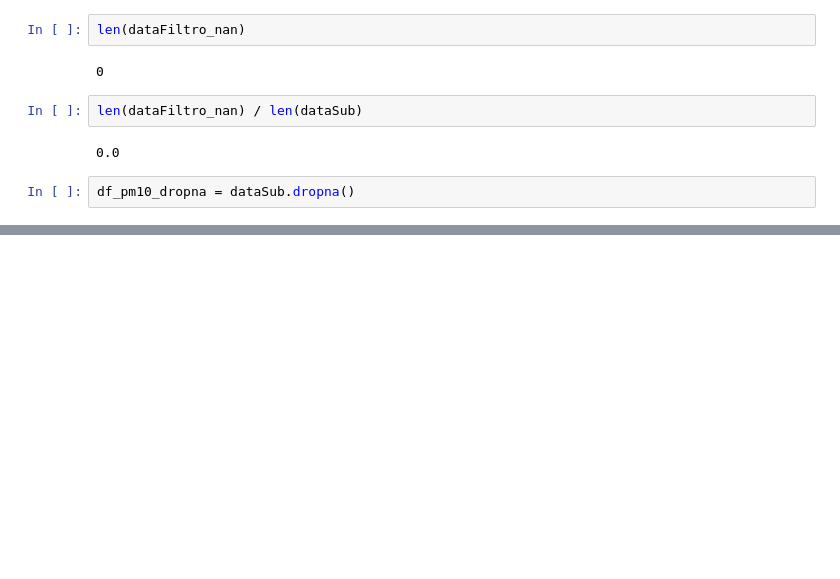
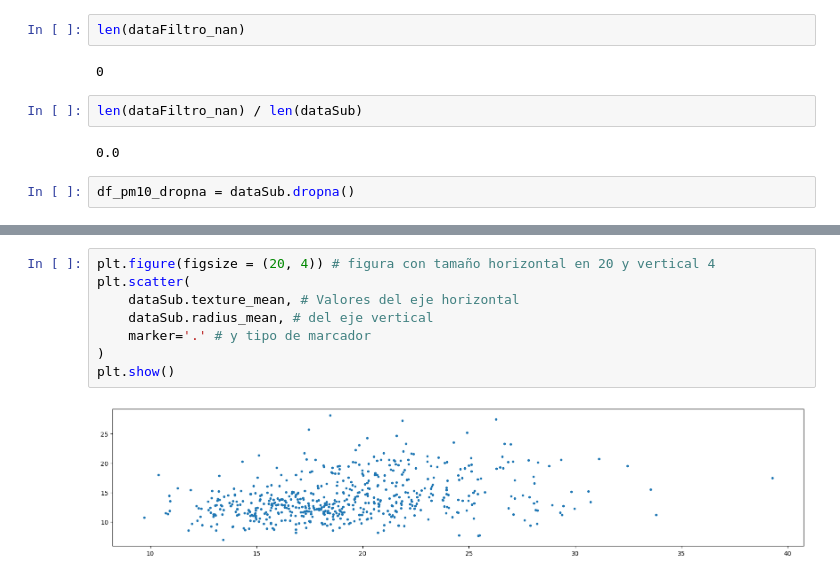
Before and after one commit to nelsonbeas33/AprendizajeAutomaticoFCFM, a Jupyter notebook: tarea2/tarea2.ipynb, the cells around one changed output, grey strips where cells are left out. Cells and saved outputs as stored; diff of their text form; blank space fills up the shorter version.

```diff
--- a/tarea2/tarea2.ipynb
+++ b/tarea2/tarea2.ipynb
@@ -172,0 +226,10 @@ df_pm10_dropna = dataSub.dropna()
+# %%
+plt.figure(figsize = (20, 4)) # figura con tamaño horizontal en 20 y vertical 4
+plt.scatter(
+    dataSub.texture_mean, # Valores del eje horizontal
+    dataSub.radius_mean, # del eje vertical
+    marker='.' # y tipo de marcador
+)
+plt.show()
+# %% [output]
+[figure, added]
```
Also changed, not shown: parts of 18 cells of this notebook.
